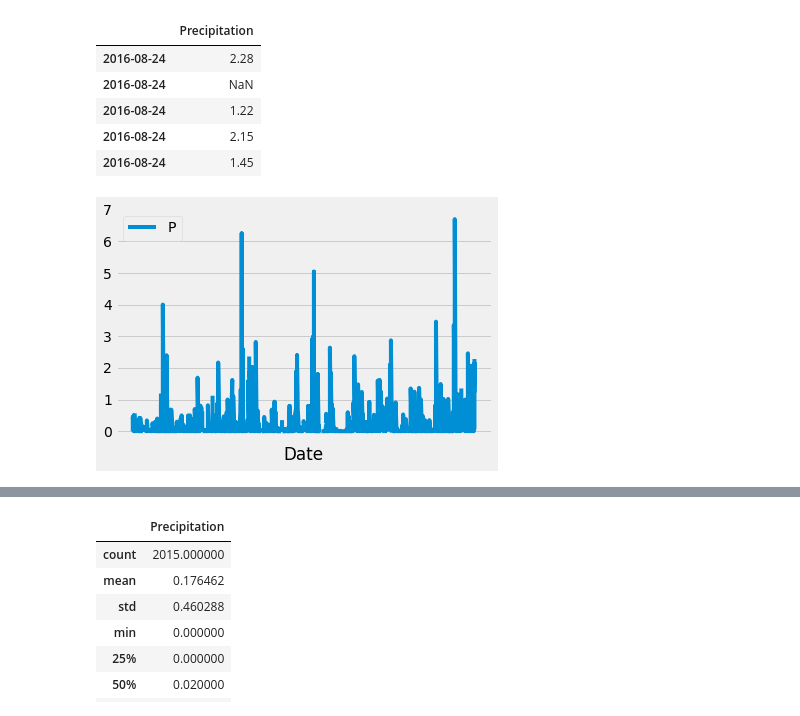
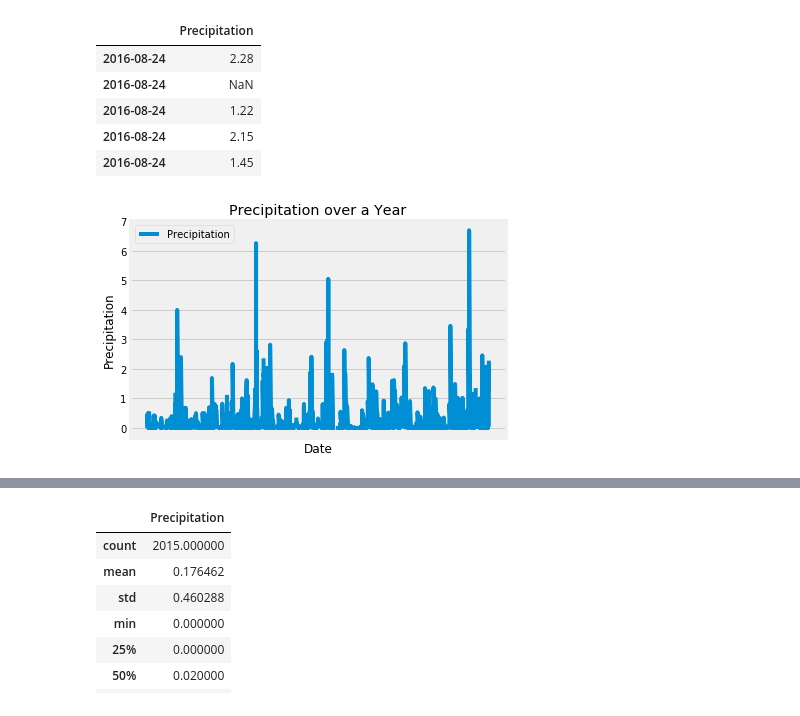
Before and after one commit to mgtsn/sqlalchemy-challenge, a Jupyter notebook: climate_starter.ipynb, the cells around one changed output, grey strips where cells are left out. Cells and saved outputs as stored; diff of their text form; code cells hidden in the pictures.

```diff
--- a/climate_starter.ipynb
+++ b/climate_starter.ipynb
@@ -61,13 +61,15 @@ df.tail()
 | 2016-08-24 | 2.15 |
 | 2016-08-24 | 1.45 |
 # %%
-plt.plot(df)
+plt.plot(df, label='Precipitation')
 plt.xticks([],[])
 plt.xlabel('Date')
-plt.legend('Precipitation')
+plt.ylabel('Precipitation')
+plt.title('Precipitation over a Year')
+plt.legend()
 plt.show()
 # %% [output]
-[figure, old version]
+[figure, new version]
 # %% [markdown]
 ![precipitation](Images/precipitation.png)
 # %%
```
Also changed, not shown: parts of 8 cells of this notebook.
